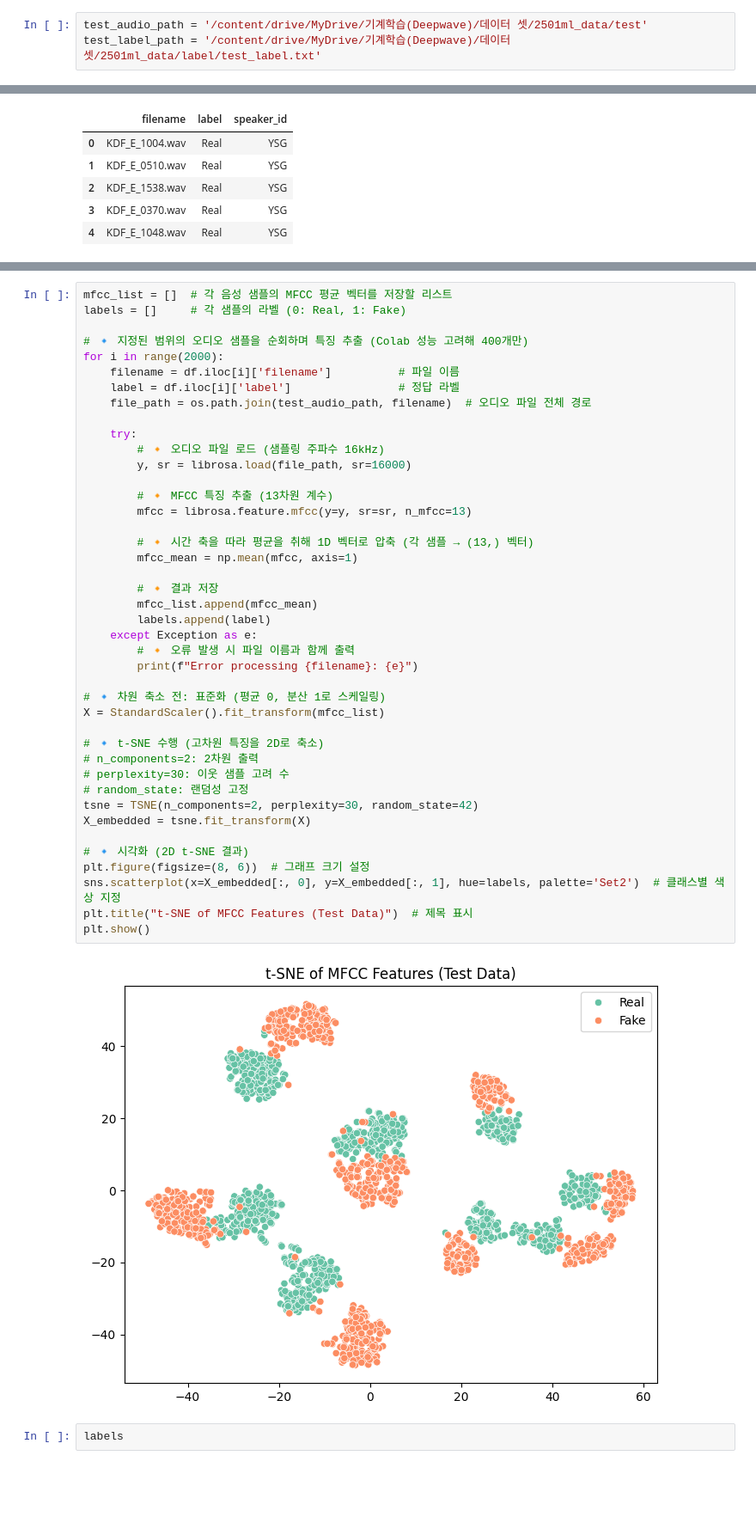
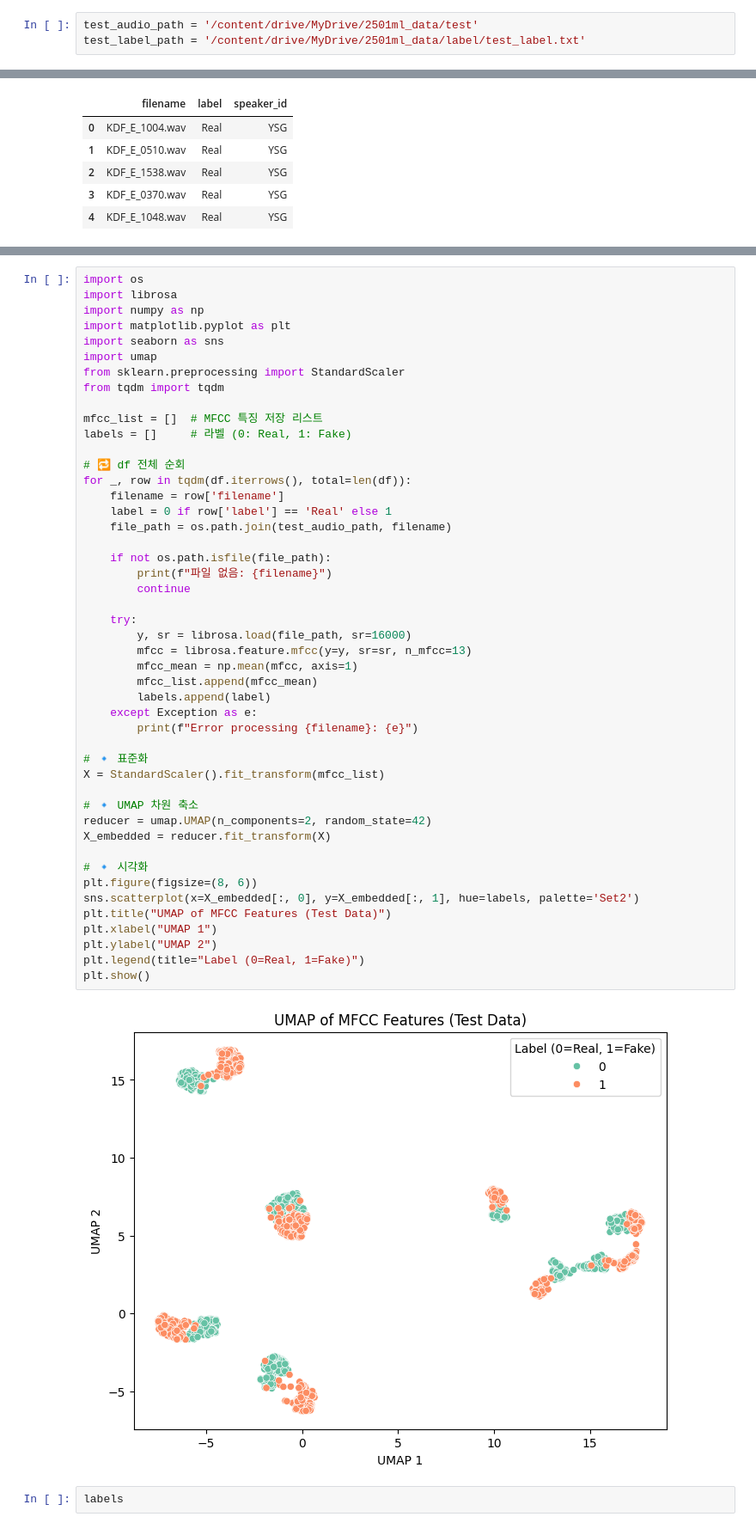
Before and after one commit to light3w3/ml_final, a Jupyter notebook: show_dataset_and_visualization.ipynb, the cells around one changed output, grey strips where cells are left out. Shown at 86% size. Cells and saved outputs as stored; diff of their text form; blank space fills up the shorter version.

Commit message:
Colab을 통해 생성됨

```diff
--- a/show_dataset_and_visualization.ipynb
+++ b/show_dataset_and_visualization.ipynb
@@ -17,6 +24,6 @@ from sklearn.preprocessing import StandardScaler
 # %%
-test_audio_path = '/content/drive/MyDrive/기계학습(Deepwave)/데이터 셋/2501ml_data/test'
-test_label_path = '/content/drive/MyDrive/기계학습(Deepwave)/데이터 셋/2501ml_data/label/test_label.txt'
+test_audio_path = '/content/drive/MyDrive/2501ml_data/test'
+test_label_path = '/content/drive/MyDrive/2501ml_data/label/test_label.txt'
 # %%
 with open(test_label_path, 'r') as f:
   lines = f.readlines()
@@ -110,47 +87,52 @@ plt.show()
 # %%
-mfcc_list = []  # 각 음성 샘플의 MFCC 평균 벡터를 저장할 리스트
-labels = []     # 각 샘플의 라벨 (0: Real, 1: Fake)
+import os
+import librosa
+import numpy as np
+import matplotlib.pyplot as plt
+import seaborn as sns
+import umap
+from sklearn.preprocessing import StandardScaler
+from tqdm import tqdm
 
-# 🔹 지정된 범위의 오디오 샘플을 순회하며 특징 추출 (Colab 성능 고려해 400개만)
-for i in range(2000):
-    filename = df.iloc[i]['filename']          # 파일 이름
-    label = df.iloc[i]['label']                # 정답 라벨
-    file_path = os.path.join(test_audio_path, filename)  # 오디오 파일 전체 경로
+mfcc_list = []  # MFCC 특징 저장 리스트
+labels = []     # 라벨 (0: Real, 1: Fake)
+
+# 🔁 df 전체 순회
+for _, row in tqdm(df.iterrows(), total=len(df)):
+    filename = row['filename']
+    label = 0 if row['label'] == 'Real' else 1
+    file_path = os.path.join(test_audio_path, filename)
+
+    if not os.path.isfile(file_path):
+        print(f"파일 없음: {filename}")
+        continue
 
     try:
-        # 🔸 오디오 파일 로드 (샘플링 주파수 16kHz)
         y, sr = librosa.load(file_path, sr=16000)
-
-        # 🔸 MFCC 특징 추출 (13차원 계수)
         mfcc = librosa.feature.mfcc(y=y, sr=sr, n_mfcc=13)
-
-        # 🔸 시간 축을 따라 평균을 취해 1D 벡터로 압축 (각 샘플 → (13,) 벡터)
         mfcc_mean = np.mean(mfcc, axis=1)
-
-        # 🔸 결과 저장
         mfcc_list.append(mfcc_mean)
         labels.append(label)
     except Exception as e:
-        # 🔸 오류 발생 시 파일 이름과 함께 출력
         print(f"Error processing {filename}: {e}")
 
-# 🔹 차원 축소 전: 표준화 (평균 0, 분산 1로 스케일링)
+# 🔹 표준화
 X = StandardScaler().fit_transform(mfcc_list)
 
-# 🔹 t-SNE 수행 (고차원 특징을 2D로 축소)
-# n_components=2: 2차원 출력
-# perplexity=30: 이웃 샘플 고려 수
-# random_state: 랜덤성 고정
-tsne = TSNE(n_components=2, perplexity=30, random_state=42)
-X_embedded = tsne.fit_transform(X)
+# 🔹 UMAP 차원 축소
+reducer = umap.UMAP(n_components=2, random_state=42)
+X_embedded = reducer.fit_transform(X)
 
-# 🔹 시각화 (2D t-SNE 결과)
-plt.figure(figsize=(8, 6))  # 그래프 크기 설정
-sns.scatterplot(x=X_embedded[:, 0], y=X_embedded[:, 1], hue=labels, palette='Set2')  # 클래스별 색상 지정
-plt.title("t-SNE of MFCC Features (Test Data)")  # 제목 표시
+# 🔹 시각화
+plt.figure(figsize=(8, 6))
+sns.scatterplot(x=X_embedded[:, 0], y=X_embedded[:, 1], hue=labels, palette='Set2')
+plt.title("UMAP of MFCC Features (Test Data)")
+plt.xlabel("UMAP 1")
+plt.ylabel("UMAP 2")
+plt.legend(title="Label (0=Real, 1=Fake)")
 plt.show()
 # %% [output]
-[figure, old version]
+[figure, new version]
 # %%
 labels
 # %% [output]
```
Also changed, not shown: parts of 3 cells of this notebook.
